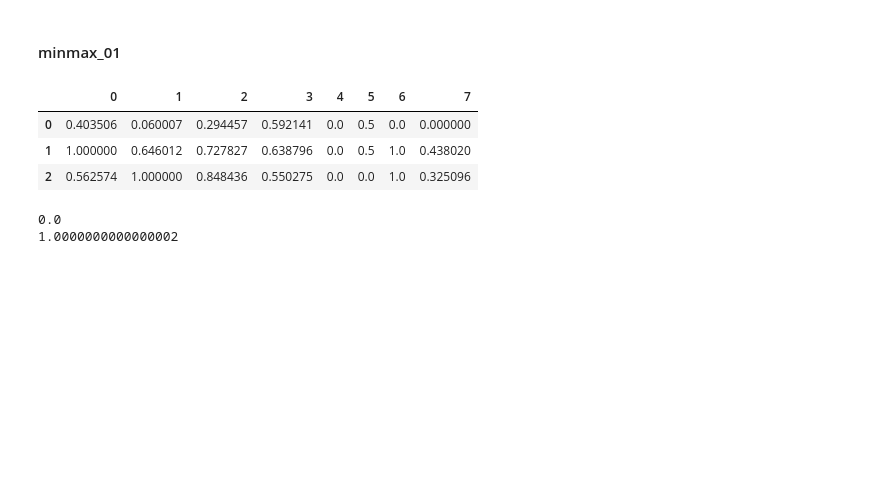
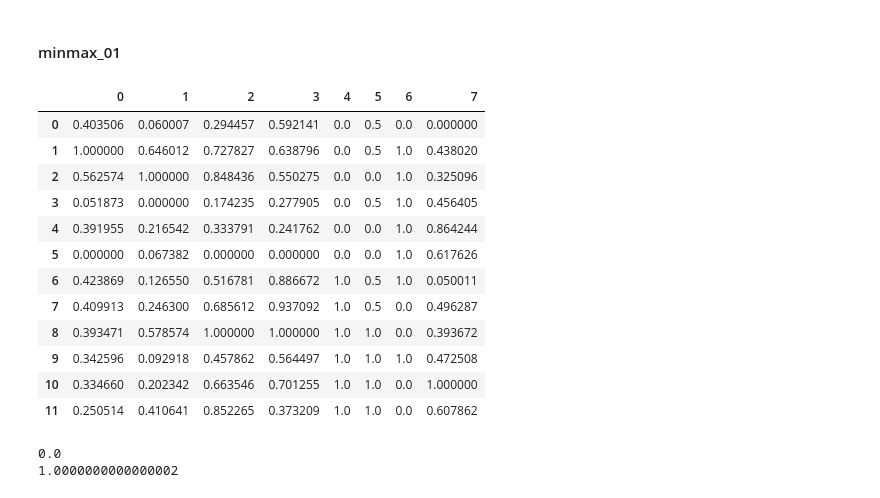
Before and after one commit to wetransform-os/ProMCDA, a Jupyter notebook: testing_score_calculation.ipynb, the cells around one changed output. Cells and saved outputs as stored; diff of their text form; code cells hidden in the pictures; blank space fills up the shorter version.

```diff
--- a/testing_score_calculation.ipynb
+++ b/testing_score_calculation.ipynb
@@ -41,12 +41,21 @@ norm = Normalization(imd, polarities)
 #### minmax_01
 # %%
 scaled_minmax_01 = norm.minmax(feature_range=(0, 1))
-scaled_minmax_01.head(3)
+scaled_minmax_01
 # %% [output]
 |  | 0 | 1 | 2 | 3 | 4 | 5 | 6 | 7 |
 | 0 | 0.403506 | 0.060007 | 0.294457 | 0.592141 | 0.0 | 0.5 | 0.0 | 0.000000 |
 | 1 | 1.000000 | 0.646012 | 0.727827 | 0.638796 | 0.0 | 0.5 | 1.0 | 0.438020 |
 | 2 | 0.562574 | 1.000000 | 0.848436 | 0.550275 | 0.0 | 0.0 | 1.0 | 0.325096 |
+| 3 | 0.051873 | 0.000000 | 0.174235 | 0.277905 | 0.0 | 0.5 | 1.0 | 0.456405 |
+| 4 | 0.391955 | 0.216542 | 0.333791 | 0.241762 | 0.0 | 0.0 | 1.0 | 0.864244 |
+| 5 | 0.000000 | 0.067382 | 0.000000 | 0.000000 | 0.0 | 0.0 | 1.0 | 0.617626 |
+| 6 | 0.423869 | 0.126550 | 0.516781 | 0.886672 | 1.0 | 0.5 | 1.0 | 0.050011 |
+| 7 | 0.409913 | 0.246300 | 0.685612 | 0.937092 | 1.0 | 0.5 | 0.0 | 0.496287 |
+| 8 | 0.393471 | 0.578574 | 1.000000 | 1.000000 | 1.0 | 1.0 | 0.0 | 0.393672 |
+| 9 | 0.342596 | 0.092918 | 0.457862 | 0.564497 | 1.0 | 1.0 | 1.0 | 0.472508 |
+| 10 | 0.334660 | 0.202342 | 0.663546 | 0.701255 | 1.0 | 1.0 | 0.0 | 1.000000 |
+| 11 | 0.250514 | 0.410641 | 0.852265 | 0.373209 | 1.0 | 1.0 | 0.0 | 0.607862 |
 # %%
 print(scaled_minmax_01.to_numpy().min())
 print(scaled_minmax_01.to_numpy().max())
```
Also changed, not shown: parts of 33 cells of this notebook, 5 other files.
